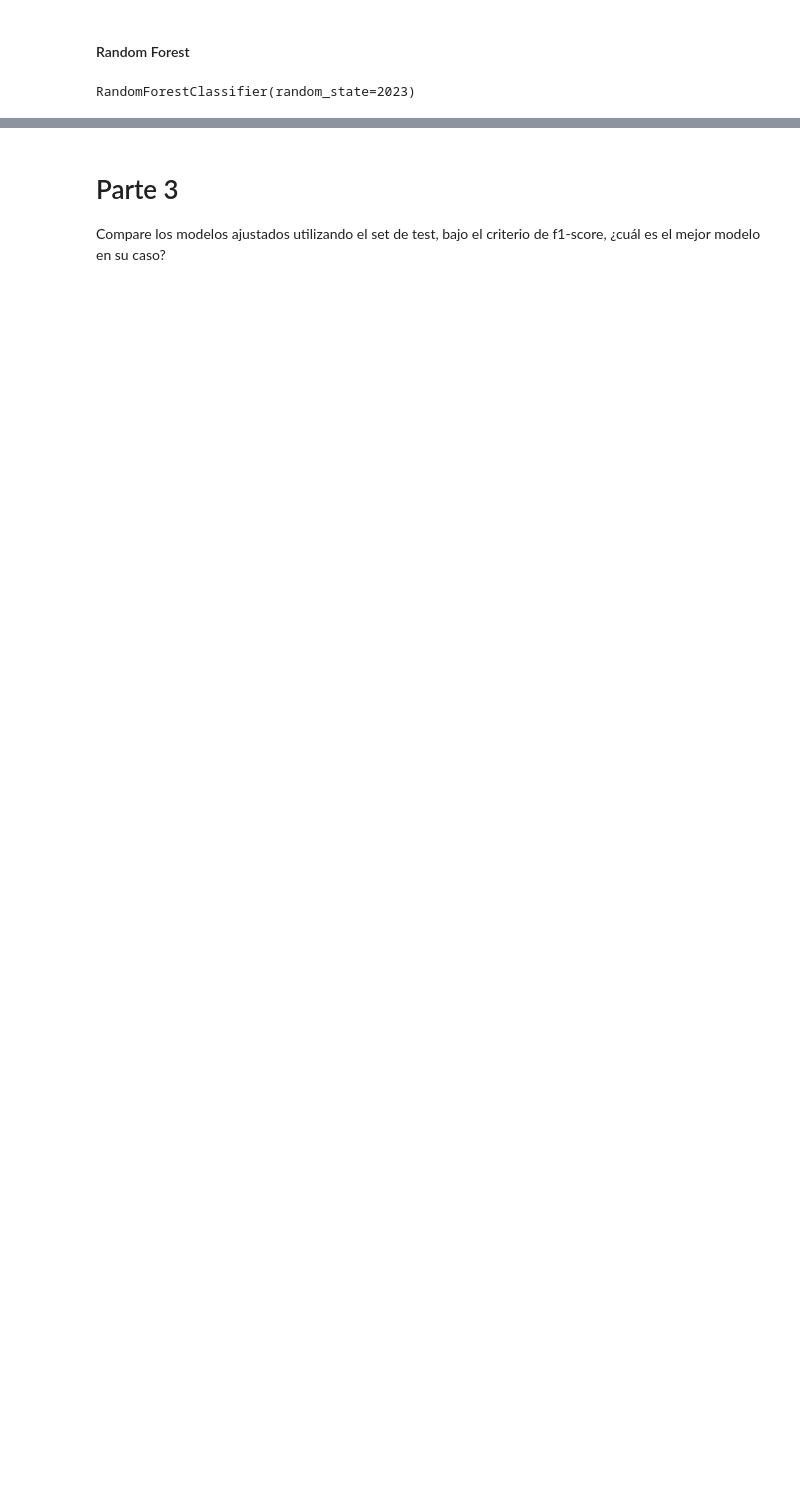
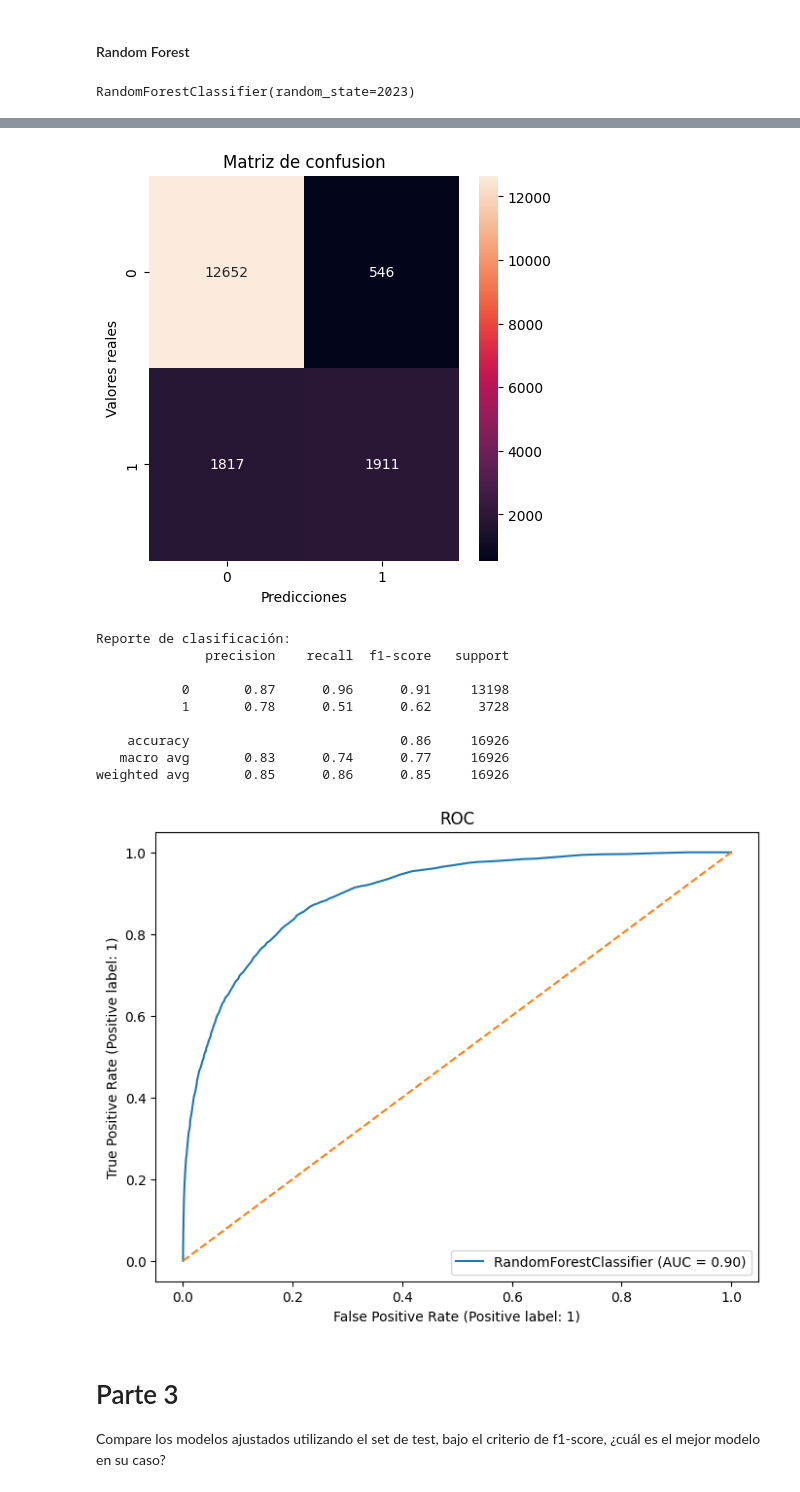
Before and after one commit to davidlealo/tallermodelossupervisados, a Jupyter notebook: segundo_taller_v4.ipynb, the cells around one changed output, grey strips where cells are left out. Drawn from its saved outputs; the diff is of its cells as text; code cells hidden in the pictures; blank space fills up the shorter version.

```diff
--- a/segundo_taller_v4.ipynb
+++ b/segundo_taller_v4.ipynb
@@ -546,0 +564,18 @@ RandomForestClassifier(random_state=2023)
+# %%
+# Ajuste de hiperparámetros
+
+hiperparametros = {'n_estimators': [50,100,200],
+                   'max_features': [0.1,0.3,0.5,0.7,0.9],
+                   'min_samples_split': [2,5,10,20,50,100,200]
+                   }
+configuraciones = KFold(n_splits=10,shuffle=True,random_state=2023)
+modelo = RandomForestClassifier(random_state=2023)
+modelos = GridSearchCV(
+    estimator = modelo,
+    param_grid= hiperparametros,
+    cv= configuraciones,
+    scoring= 'roc_auc',
+    n_jobs= -1,
+    verbose =1
+)
+modelos.fit(X_train,y_train)
@@ -546,0 +595,4 @@ RandomForestClassifier(random_state=2023)
+# %%
+# Ajustar modelo a mejores parámetros
+rf2=modelos.best_estimator_
+rf2.fit(X_train,y_train)
@@ -547,3 +601,19 @@ RandomForestClassifier(random_state=2023)
+# %%
+# Mostrar los resultados de Random Forest con mejores parámetros
+y_predrf2 = rf2.predict(X_test)
+mostrar_resultados(y_test,y_predrf2,X_test,rf2)
+# %% [output]
+[figure, added]
+Reporte de clasificación:
+              precision    recall  f1-score   support
+
+           0       0.87      0.96      0.91     13198
+           1       0.78      0.51      0.62      3728
+
+    accuracy                           0.86     16926
+   macro avg       0.83      0.74      0.77     16926
+weighted avg       0.85      0.86      0.85     16926
+[figure, added]
 # %% [markdown]
 # Parte 3
 
```
Also changed, not shown: parts of 6 cells of this notebook.
